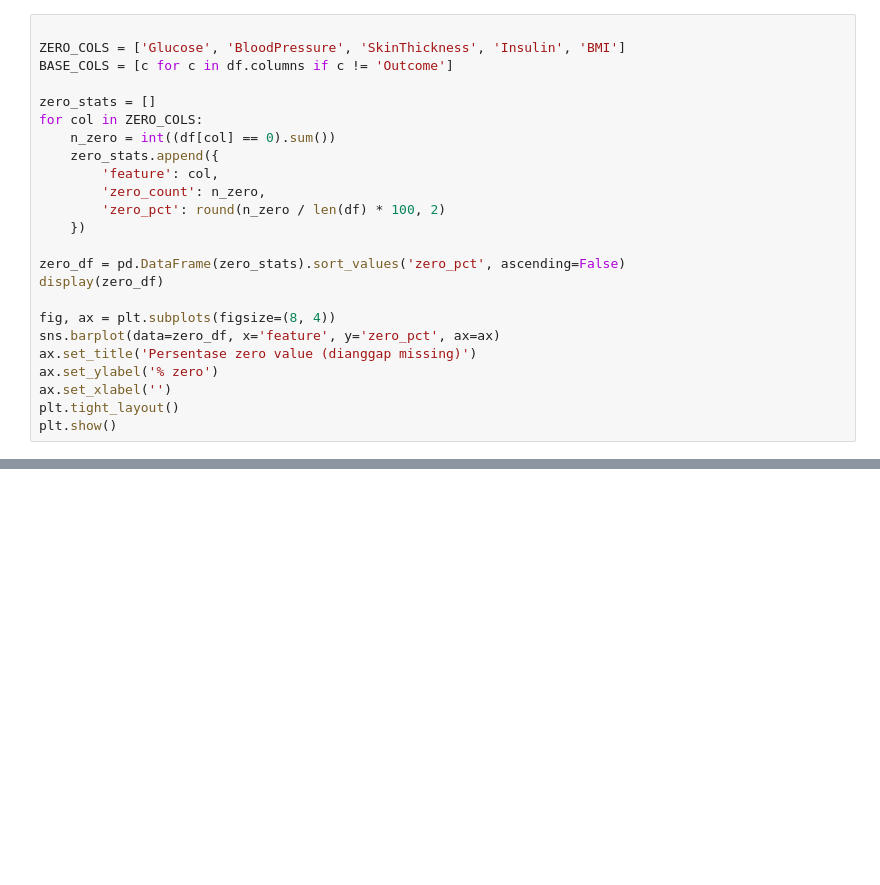
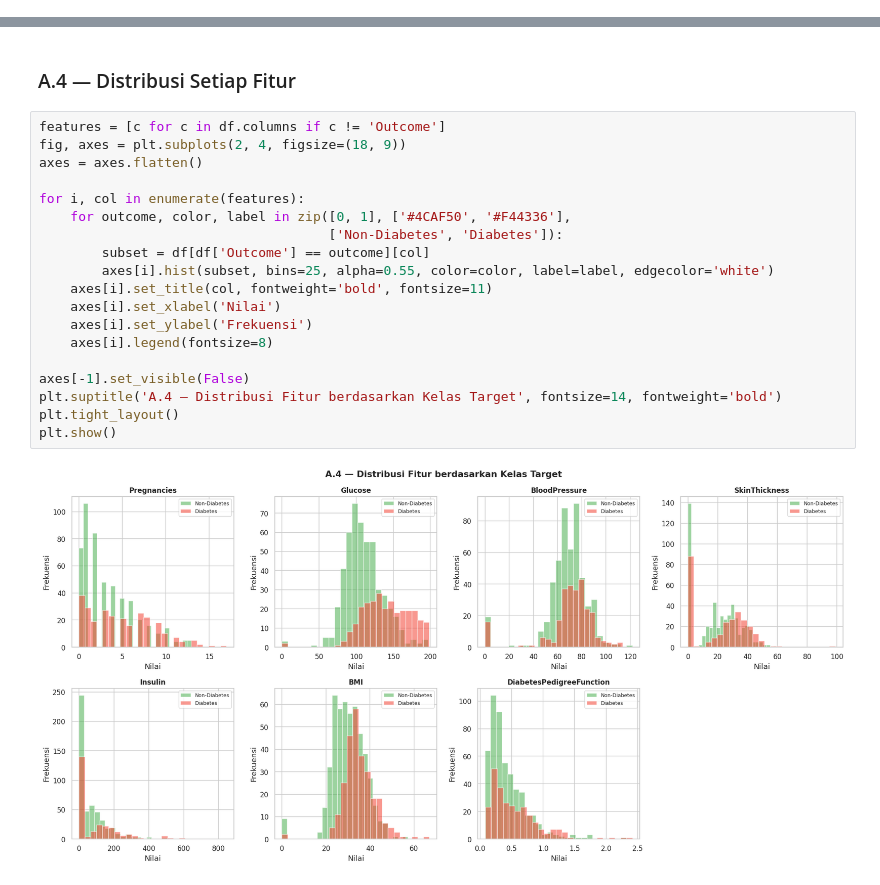
Before and after one commit to maulnite/diabetes-prediction, a Jupyter notebook: diabetes_prediction_pipeline_revised.ipynb, the cells around one changed output, grey strips where cells are left out. Cells and saved outputs as stored; diff of their text form; blank space fills up the shorter version.

```diff
--- a/diabetes_prediction_pipeline_revised.ipynb
+++ b/diabetes_prediction_pipeline_revised.ipynb
@@ -181,24 +0,0 @@ memory usage: 54.1 KB
-# %%
-
-ZERO_COLS = ['Glucose', 'BloodPressure', 'SkinThickness', 'Insulin', 'BMI']
-BASE_COLS = [c for c in df.columns if c != 'Outcome']
-
-zero_stats = []
-for col in ZERO_COLS:
-    n_zero = int((df[col] == 0).sum())
-    zero_stats.append({
-        'feature': col,
-        'zero_count': n_zero,
-        'zero_pct': round(n_zero / len(df) * 100, 2)
-    })
-
-zero_df = pd.DataFrame(zero_stats).sort_values('zero_pct', ascending=False)
-display(zero_df)
-
-fig, ax = plt.subplots(figsize=(8, 4))
-sns.barplot(data=zero_df, x='feature', y='zero_pct', ax=ax)
-ax.set_title('Persentase zero value (dianggap missing)')
-ax.set_ylabel('% zero')
-ax.set_xlabel('')
-plt.tight_layout()
-plt.show()
@@ -1110,0 +182,23 @@ Kalau targetmu adalah **menekan false positive lebih jauh lagi**, biasanya tuas
+# %% [markdown]
+### A.4 — Distribusi Setiap Fitur
+# %%
+features = [c for c in df.columns if c != 'Outcome']
+fig, axes = plt.subplots(2, 4, figsize=(18, 9))
+axes = axes.flatten()
+
+for i, col in enumerate(features):
+    for outcome, color, label in zip([0, 1], ['#4CAF50', '#F44336'],
+                                     ['Non-Diabetes', 'Diabetes']):
+        subset = df[df['Outcome'] == outcome][col]
+        axes[i].hist(subset, bins=25, alpha=0.55, color=color, label=label, edgecolor='white')
+    axes[i].set_title(col, fontweight='bold', fontsize=11)
+    axes[i].set_xlabel('Nilai')
+    axes[i].set_ylabel('Frekuensi')
+    axes[i].legend(fontsize=8)
+
+axes[-1].set_visible(False)
+plt.suptitle('A.4 — Distribusi Fitur berdasarkan Kelas Target', fontsize=14, fontweight='bold')
+plt.tight_layout()
+plt.show()
+# %% [output]
+[figure, added]
```
Also changed, not shown: parts of 99 cells of this notebook.
